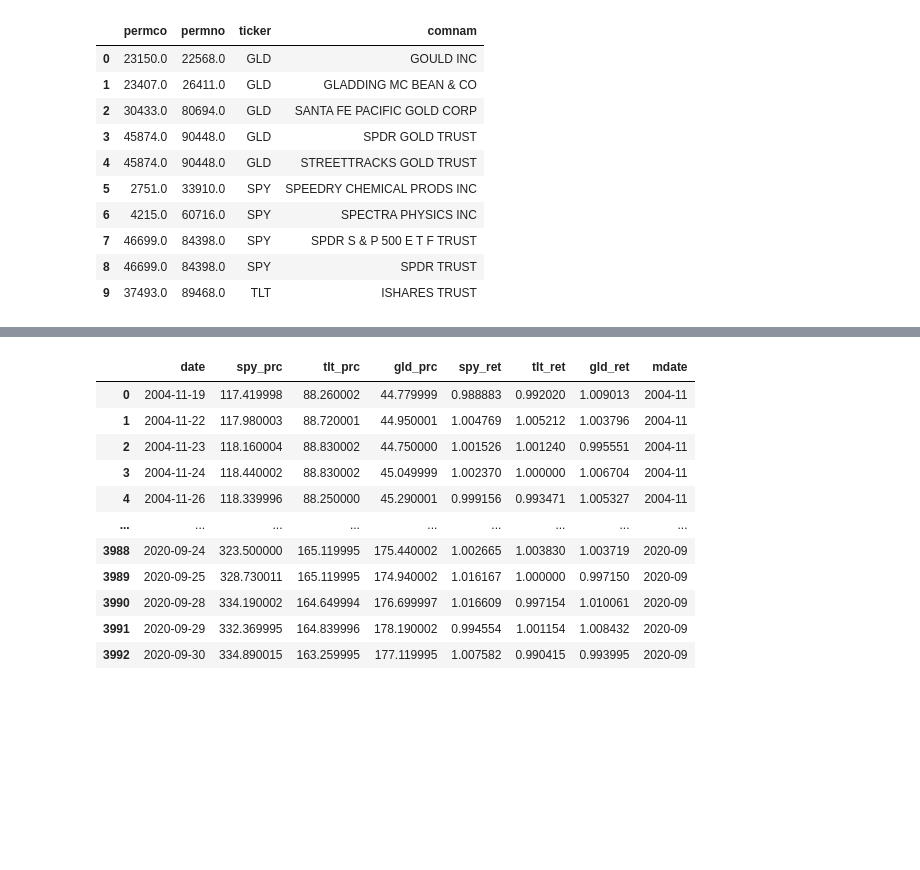
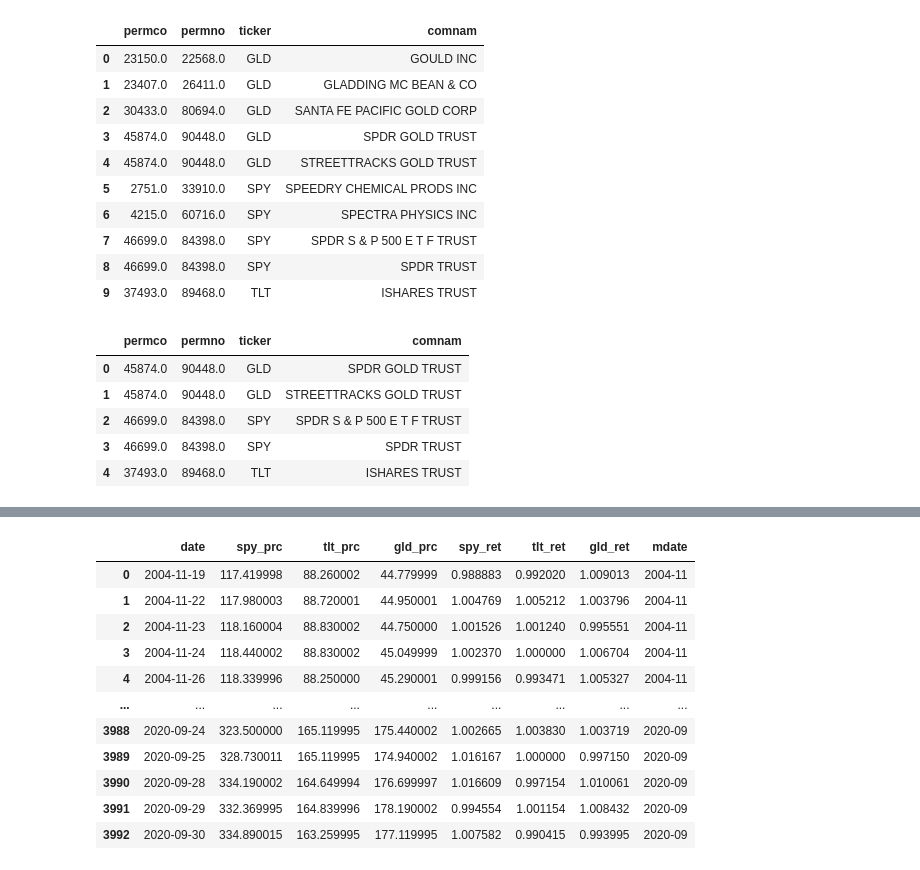
Before and after one commit to ningtong88/Capstone_TDAmeritrade, a Jupyter notebook: TDAmeritrade Portfolio Rebalancing.ipynb, the cells around one changed output, grey strips where cells are left out. Cells and saved outputs as stored; diff of their text form; code cells hidden in the pictures; blank space fills up the shorter version.

```diff
--- a/TDAmeritrade Portfolio Rebalancing.ipynb
+++ b/TDAmeritrade Portfolio Rebalancing.ipynb
@@ -41,3 +29,13 @@ crsp_db.raw_sql('SELECT permco, permno, ticker, comnam FROM crsp.stocknames WHER
 | 7 | 46699.0 | 84398.0 | SPY | SPDR S & P 500 E T F TRUST |
 | 8 | 46699.0 | 84398.0 | SPY | SPDR TRUST |
 | 9 | 37493.0 | 89468.0 | TLT | ISHARES TRUST |
+# %%
+crsp_db.raw_sql('SELECT permco, permno, ticker, comnam FROM crsp.stocknames WHERE ticker in %(tickers)s \
+    and comnam like \'%%TRUST\' group by permco, permno, ticker, comnam order by 3 asc', params=ticker_list)
+# %% [output]
+|  | permco | permno | ticker | comnam |
+| 0 | 45874.0 | 90448.0 | GLD | SPDR GOLD TRUST |
+| 1 | 45874.0 | 90448.0 | GLD | STREETTRACKS GOLD TRUST |
+| 2 | 46699.0 | 84398.0 | SPY | SPDR S & P 500 E T F TRUST |
+| 3 | 46699.0 | 84398.0 | SPY | SPDR TRUST |
+| 4 | 37493.0 | 89468.0 | TLT | ISHARES TRUST |
```
Also changed, not shown: parts of 11 cells of this notebook.
